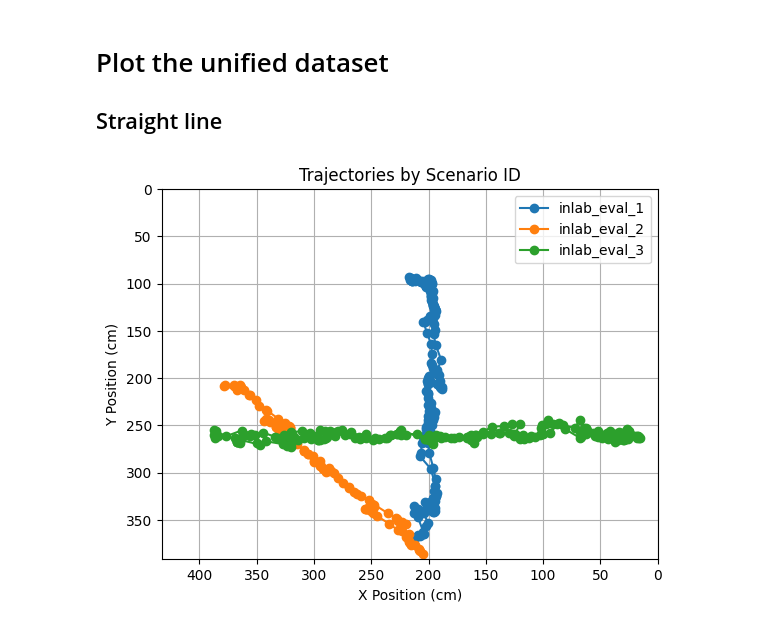
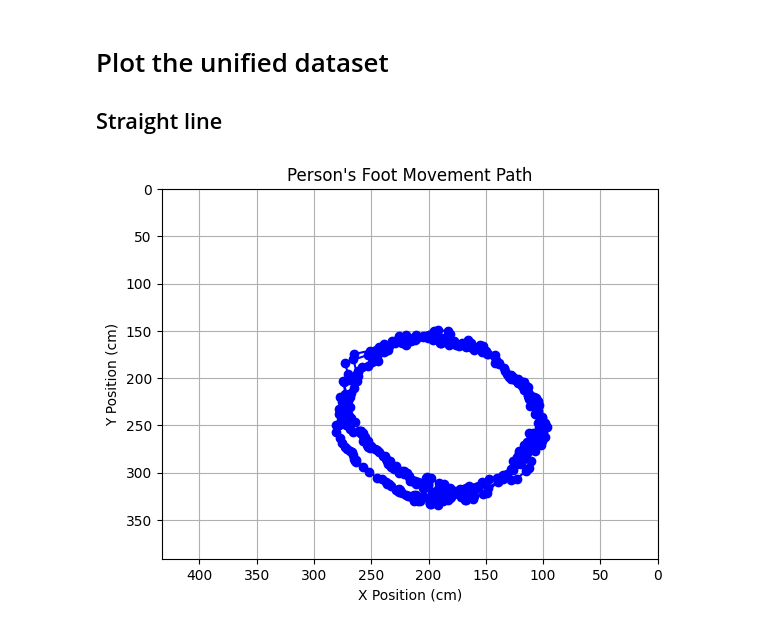
Before and after one commit to spourasgari/trajectory_detection, a Jupyter notebook: visualize.ipynb, the cells around one changed output. Cells and saved outputs as stored; diff of their text form; code cells hidden in the pictures.

Commit message:
Changed to csv format and direct save from pose_detection

```diff
--- a/visualize.ipynb
+++ b/visualize.ipynb
@@ -568,30 +545,25 @@ plt.show()
 # Plot the unified dataset
 ## Straight line
 # %%
-import pandas as pd
-import matplotlib.pyplot as plt
-
+# "inlab1"
 # Load waypoints
-file_name = "straight_line_dataset.csv"
+file_name = "CP_C_A_CCW_1_ff"
 output_dir = f"./Recorded Datasets/{file_name}"
 
-df = pd.read_csv(output_dir)
-grouped = df.groupby("scenario_id")
-
-for scenario_id, group in grouped:
-    plt.plot(group["x"], group["y"], marker='o', linestyle='-', label=scenario_id)
+waypoints = np.loadtxt(os.path.join(output_dir, "pose_waypoints_full_raw.csv"), delimiter=",", comments=None, dtype=str, skiprows=1)
+# waypoints = np.loadtxt(os.path.join(output_dir, "pose_waypoints_sampled_10hz_raw.csv"), delimiter=",", comments=None, dtype=str, skiprows=1)
+waypoints = np.array([row for row in waypoints if "None" not in row], dtype=float)
 
 # Plot waypoints
-plt.title("Trajectories by Scenario ID")
+plt.plot(waypoints[:, 2], waypoints[:, 3], marker="o", linestyle="-", color="blue")
+plt.title("Person's Foot Movement Path")
 plt.xlabel("X Position (cm)")
 plt.ylabel("Y Position (cm)")
-plt.legend()
 plt.xlim(0, 433)
 plt.ylim(0, 391)
 plt.gca().invert_yaxis()  # Invert Y to match video coordinates
 plt.gca().invert_xaxis()  # Invert X to match video coordinates
-
 plt.grid(True)
 plt.show()
 # %% [output]
-[figure, old version]
+[figure, new version]
```
Also changed, not shown: parts of 13 cells of this notebook, 52 other files.
